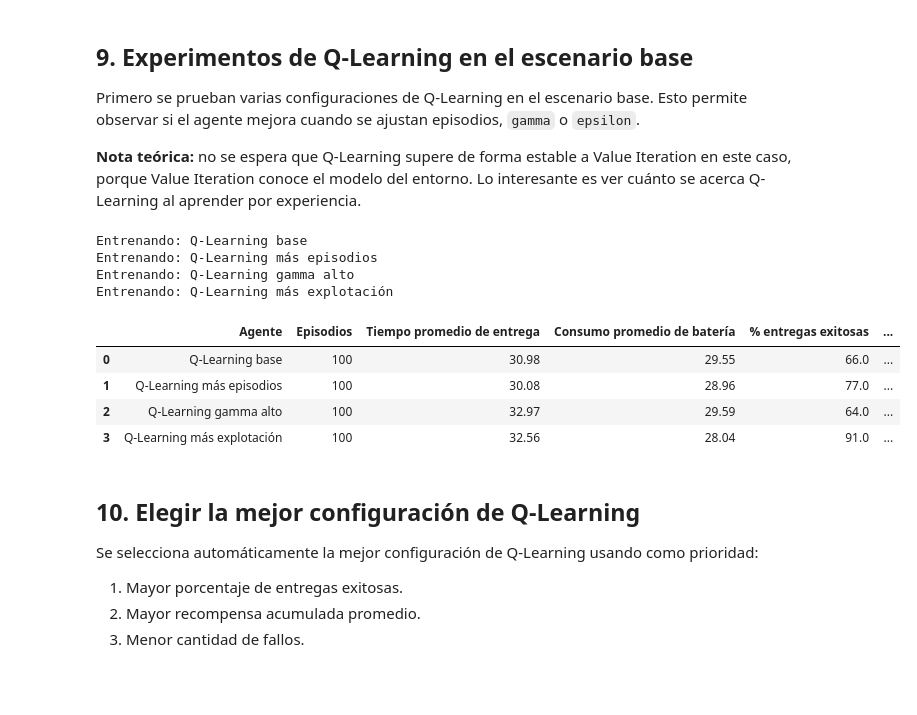
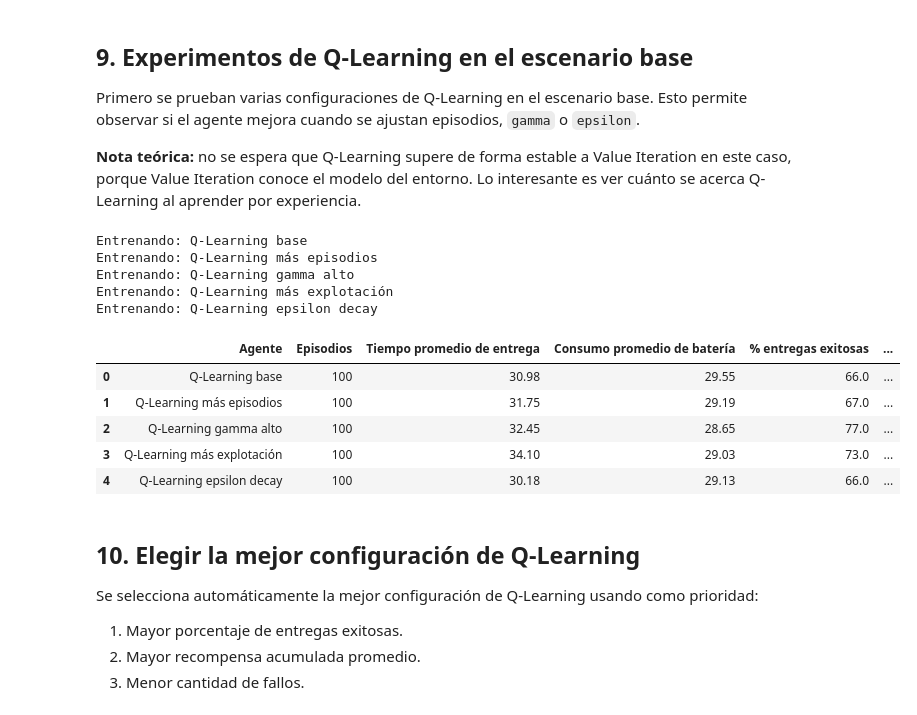
Before and after one commit to Vann06/IA_Proyecto_Final, a Jupyter notebook: notebooks/analisis_escenarios.ipynb, the cells around one changed output. Cells and saved outputs as stored; diff of their text form; code cells hidden in the pictures; blank space fills up the shorter version.

```diff
--- a/notebooks/analisis_escenarios.ipynb
+++ b/notebooks/analisis_escenarios.ipynb
@@ -347,96 +240,48 @@ Primero se prueban varias configuraciones de Q-Learning en el escenario base. Es
 
 **Nota teórica:** no se espera que Q-Learning supere de forma estable a Value Iteration en este caso, porque Value Iteration conoce el modelo del entorno. Lo interesante es ver cuánto se acerca Q-Learning al aprender por experiencia.
 # %%
-# Modo rápido para pruebas. Cambiar a False para una corrida final más fuerte.
-FAST_MODE = False
-
-if FAST_MODE:
-    Q_BASE_EPISODES = 10_000
-    Q_LONG_EPISODES = 20_000
-else:
-    Q_BASE_EPISODES = 50_000
-    Q_LONG_EPISODES = 80_000
-
 EVAL_EPISODES = 100
 EVAL_MAX_STEPS = 200
-
-q_experiment_configs = [
-    {
-        "name": "Q-Learning base",
-        "episodes": Q_BASE_EPISODES,
-        "alpha": 0.1,
-        "gamma": 0.95,
-        "epsilon": 0.30,
-    },
-    {
-        "name": "Q-Learning más episodios",
-        "episodes": Q_LONG_EPISODES,
-        "alpha": 0.1,
-        "gamma": 0.95,
-        "epsilon": 0.30,
-    },
-    {
-        "name": "Q-Learning gamma alto",
-        "episodes": Q_LONG_EPISODES,
-        "alpha": 0.1,
-        "gamma": 0.98,
-        "epsilon": 0.30,
-    },
-    {
-        "name": "Q-Learning más explotación",
-        "episodes": Q_LONG_EPISODES,
-        "alpha": 0.1,
-        "gamma": 0.98,
-        "epsilon": 0.15,
-    },
-]
 
 q_experiment_results = []
 q_agents = {}
 
-for config in q_experiment_configs:
+for config in Q_LEARNING_CONFIGS:
     print("Entrenando:", config["name"])
     env_q = create_env_for_scenario("Base")
-    agent_q = train_q_learning(
-        env_q,
-        episodes=config["episodes"],
-        alpha=config["alpha"],
-        gamma=config["gamma"],
-        epsilon=config["epsilon"],
-        max_steps=EVAL_MAX_STEPS,
-        seed=42,
-    )
+    agent_q = run_q_experiment(config, env_q)
 
     result_q = evaluate_model(
         env_q,
         agent_q,
         name=config["name"],
         episodes=EVAL_EPISODES,
         max_steps=EVAL_MAX_STEPS,
-        seed=123,
     )
 
     result_q["config"] = config
     q_experiment_results.append(result_q)
     q_agents[config["name"]] = agent_q
 
 q_experiment_table = compare_agents(*q_experiment_results)
 q_experiment_table["Tiempo promedio de entrega"] = q_experiment_table["Tiempo promedio de entrega"].round(2)
 q_experiment_table["Consumo promedio de batería"] = q_experiment_table["Consumo promedio de batería"].round(2)
 q_experiment_table["% entregas exitosas"] = q_experiment_table["% entregas exitosas"].round(1)
 q_experiment_table["Recompensa acumulada promedio"] = q_experiment_table["Recompensa acumulada promedio"].round(2)
 
 q_experiment_table
 # %% [output]
 Entrenando: Q-Learning base
 Entrenando: Q-Learning más episodios
 Entrenando: Q-Learning gamma alto
 Entrenando: Q-Learning más explotación
+Entrenando: Q-Learning epsilon decay
 |  | Agente | Episodios | Tiempo promedio de entrega | Consumo promedio de batería | % entregas exitosas | ... |
 | 0 | Q-Learning base | 100 | 30.98 | 29.55 | 66.0 | ... |
-| 1 | Q-Learning más episodios | 100 | 30.08 | 28.96 | 77.0 | ... |
-| 2 | Q-Learning gamma alto | 100 | 32.97 | 29.59 | 64.0 | ... |
-| 3 | Q-Learning más explotación | 100 | 32.56 | 28.04 | 91.0 | ... |
+| 1 | Q-Learning más episodios | 100 | 31.75 | 29.19 | 67.0 | ... |
+| 2 | Q-Learning gamma alto | 100 | 32.45 | 28.65 | 77.0 | ... |
+| 3 | Q-Learning más explotación | 100 | 34.10 | 29.03 | 73.0 | ... |
+| 4 | Q-Learning epsilon decay | 100 | 30.18 | 29.13 | 66.0 | ... |
 # %% [markdown]
 ## 10. Elegir la mejor configuración de Q-Learning
 
```
Also changed, not shown: parts of 15 cells of this notebook, 4 other files.
